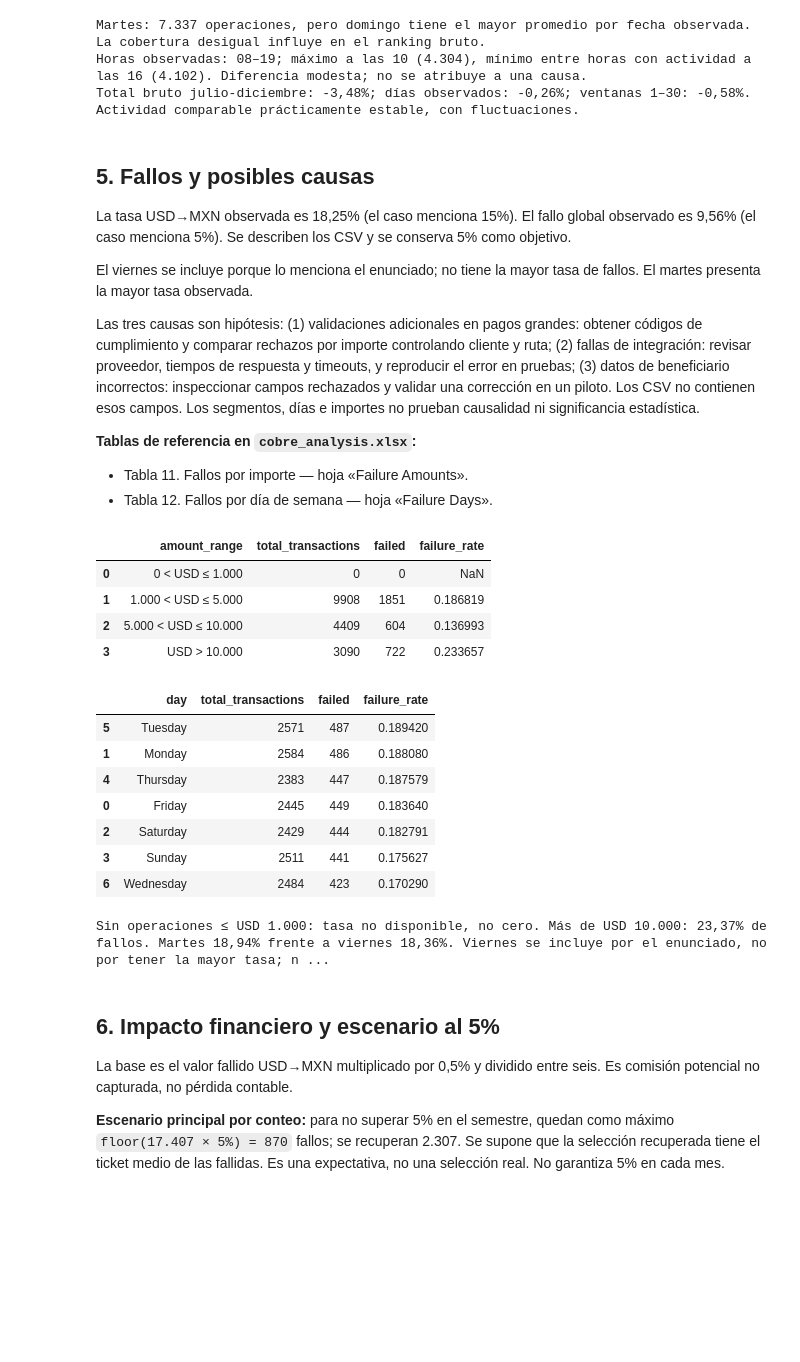
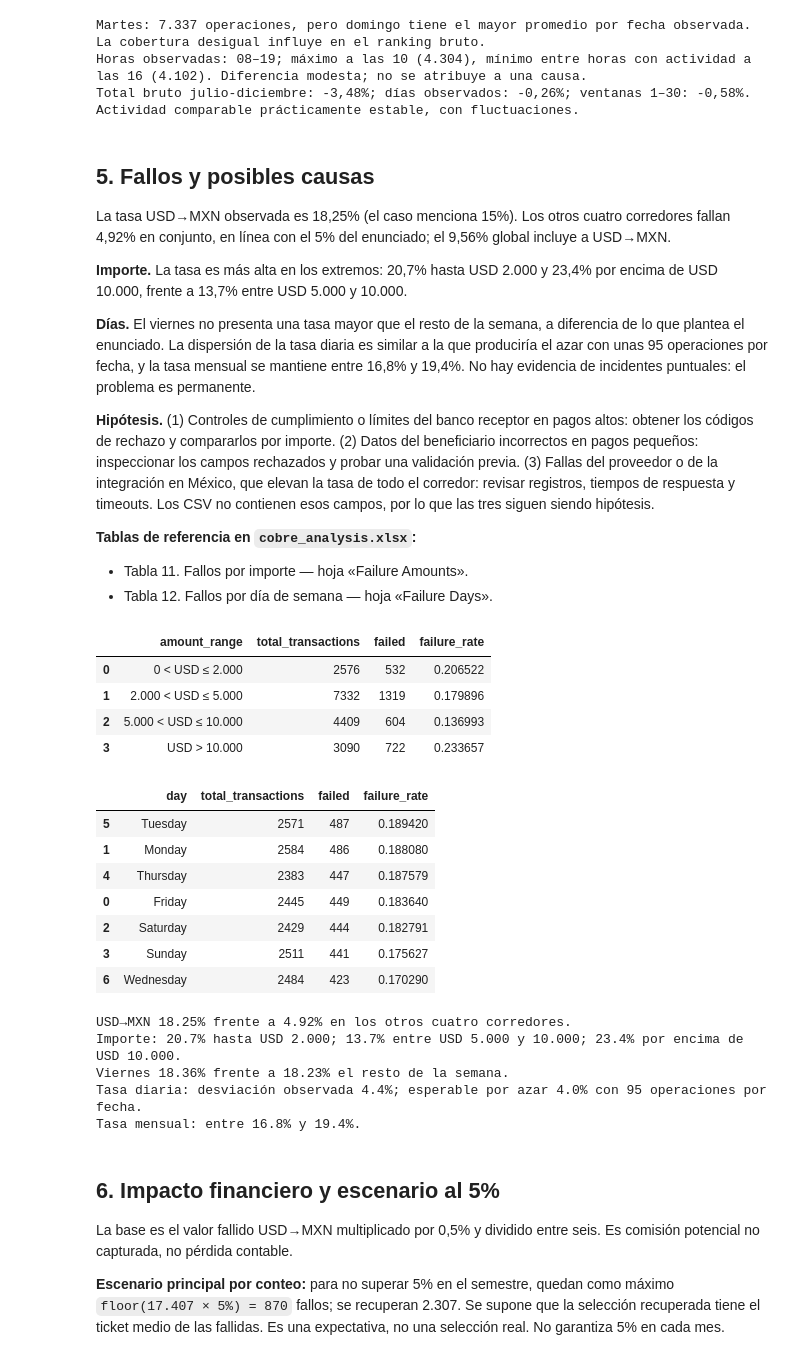
Before and after one commit to LinaMariaV/prueba_tecnica_cobre, a Jupyter notebook: analysis.ipynb, the cells around one changed output. Drawn from its saved outputs; the diff is of its cells as text; code cells hidden in the pictures; blank space fills up the shorter version.

```diff
--- a/analysis.ipynb
+++ b/analysis.ipynb
@@ -462,27 +509,43 @@ Total bruto julio-diciembre: -3,48%; días observados: -0,26%; ventanas 1–30:
 # %% [markdown]
 <a id="evidencia-fallos"></a>
 ## 5. Fallos y posibles causas
-La tasa USD→MXN observada es 18,25% (el caso menciona 15%). El fallo global observado es 9,56% (el caso menciona 5%). Se describen los CSV y se conserva 5% como objetivo.
+La tasa USD→MXN observada es 18,25% (el caso menciona 15%). Los otros cuatro corredores fallan 4,92% en conjunto, en línea con el 5% del enunciado; el 9,56% global incluye a USD→MXN.
 
-El viernes se incluye porque lo menciona el enunciado; no tiene la mayor tasa de fallos. El martes presenta la mayor tasa observada.
+**Importe.** La tasa es más alta en los extremos: 20,7% hasta USD 2.000 y 23,4% por encima de USD 10.000, frente a 13,7% entre USD 5.000 y 10.000.
 
-Las tres causas son hipótesis: (1) validaciones adicionales en pagos grandes: obtener códigos de cumplimiento y comparar rechazos por importe controlando cliente y ruta; (2) fallas de integración: revisar proveedor, tiempos de respuesta y timeouts, y reproducir el error en pruebas; (3) datos de beneficiario incorrectos: inspeccionar campos rechazados y validar una corrección en un piloto. Los CSV no contienen esos campos. Los segmentos, días e importes no prueban causalidad ni significancia estadística.
+**Días.** El viernes no presenta una tasa mayor que el resto de la semana, a diferencia de lo que plantea el enunciado. La dispersión de la tasa diaria es similar a la que produciría el azar con unas 95 operaciones por fecha, y la tasa mensual se mantiene entre 16,8% y 19,4%. No hay evidencia de incidentes puntuales: el problema es permanente.
+
+**Hipótesis.** (1) Controles de cumplimiento o límites del banco receptor en pagos altos: obtener los códigos de rechazo y compararlos por importe. (2) Datos del beneficiario incorrectos en pagos pequeños: inspeccionar los campos rechazados y probar una validación previa. (3) Fallas del proveedor o de la integración en México, que elevan la tasa de todo el corredor: revisar registros, tiempos de respuesta y timeouts. Los CSV no contienen esos campos, por lo que las tres siguen siendo hipótesis.
 
 **Tablas de referencia en `cobre_analysis.xlsx`:**
 
 - Tabla 11. Fallos por importe — hoja «Failure Amounts».
 - Tabla 12. Fallos por día de semana — hoja «Failure Days».
 # %%
-mxn['amount_range'] = pd.cut(mxn.amount_usd,[0,1000,5000,10000,np.inf],labels=['0 < USD ≤ 1.000','1.000 < USD ≤ 5.000','5.000 < USD ≤ 10.000','USD > 10.000'])
+mxn['amount_range'] = pd.cut(mxn.amount_usd,[0,2000,5000,10000,np.inf],labels=['0 < USD ≤ 2.000','2.000 < USD ≤ 5.000','5.000 < USD ≤ 10.000','USD > 10.000'])
 amount_analysis = mxn.groupby('amount_range',observed=False).agg(total_transactions=('transaction_id','size'),failed=('failed','sum'),failure_rate=('failed','mean')).reset_index()
 amount_analysis['amount_range'] = amount_analysis.amount_range.astype(str)
 daily_failures = mxn.groupby('day').agg(total_transactions=('transaction_id','size'),failed=('failed','sum'),failure_rate=('failed','mean')).reset_index().sort_values('failure_rate',ascending=False)
+check('Rangos de importe cubren todo USD MXN', amount_analysis.total_transactions.sum()==len(mxn))
+# Viernes frente al resto, dispersión diaria frente al azar y estabilidad mensual.
+friday = mxn.day.eq('Friday')
+friday_rate, other_days_rate = mxn.loc[friday,'failed'].mean(), mxn.loc[~friday,'failed'].mean()
+by_date = mxn.groupby('transaction_date').failed.agg(['mean','size'])
+p_mxn = mxn.failed.mean()
+expected_sd = math.sqrt(p_mxn*(1-p_mxn)/by_date['size'].mean())
+monthly_fail = mxn.groupby('month').failed.mean()
+others_rate = joined.loc[joined.corridor.ne('USD_MXN'),'failed'].mean()
 display(amount_analysis, daily_failures)
-print('Sin operaciones ≤ USD 1.000: tasa no disponible, no cero. Más de USD 10.000: 23,37% de fallos. Martes 18,94% frente a viernes 18,36%. Viernes se incluye por el enunciado, no por tener la mayor tasa; no se atribuye causalidad al día.')
+rates = amount_analysis.set_index('amount_range').failure_rate
+print(f'USD→MXN {p_mxn:.2%} frente a {others_rate:.2%} en los otros cuatro corredores.')
+print(f'Importe: {rates.iloc[0]:.1%} hasta USD 2.000; {rates.iloc[2]:.1%} entre USD 5.000 y 10.000; {rates.iloc[3]:.1%} por encima de USD 10.000.')
+print(f'Viernes {friday_rate:.2%} frente a {other_days_rate:.2%} el resto de la semana.')
+print(f'Tasa diaria: desviación observada {by_date["mean"].std():.1%}; esperable por azar {expected_sd:.1%} con {by_date["size"].mean():.0f} operaciones por fecha.')
+print(f'Tasa mensual: entre {monthly_fail.min():.1%} y {monthly_fail.max():.1%}.')
 # %% [output]
 |  | amount_range | total_transactions | failed | failure_rate |
-| 0 | 0 < USD ≤ 1.000 | 0 | 0 | NaN |
-| 1 | 1.000 < USD ≤ 5.000 | 9908 | 1851 | 0.186819 |
+| 0 | 0 < USD ≤ 2.000 | 2576 | 532 | 0.206522 |
+| 1 | 2.000 < USD ≤ 5.000 | 7332 | 1319 | 0.179896 |
 | 2 | 5.000 < USD ≤ 10.000 | 4409 | 604 | 0.136993 |
 | 3 | USD > 10.000 | 3090 | 722 | 0.233657 |
 |  | day | total_transactions | failed | failure_rate |
@@ -493,7 +556,11 @@ print('Sin operaciones ≤ USD 1.000: tasa no disponible, no cero. Más de USD 1
 | 2 | Saturday | 2429 | 444 | 0.182791 |
 | 3 | Sunday | 2511 | 441 | 0.175627 |
 | 6 | Wednesday | 2484 | 423 | 0.170290 |
-Sin operaciones ≤ USD 1.000: tasa no disponible, no cero. Más de USD 10.000: 23,37% de fallos. Martes 18,94% frente a viernes 18,36%. Viernes se incluye por el enunciado, no por tener la mayor tasa; n ...
+USD→MXN 18.25% frente a 4.92% en los otros cuatro corredores.
+Importe: 20.7% hasta USD 2.000; 13.7% entre USD 5.000 y 10.000; 23.4% por encima de USD 10.000.
+Viernes 18.36% frente a 18.23% el resto de la semana.
+Tasa diaria: desviación observada 4.4%; esperable por azar 4.0% con 95 operaciones por fecha.
+Tasa mensual: entre 16.8% y 19.4%.
 # %% [markdown]
 <a id="evidencia-finanzas"></a>
 ## 6. Impacto financiero y escenario al 5%
```
Also changed, not shown: parts of 14 cells of this notebook, 8 other files.
